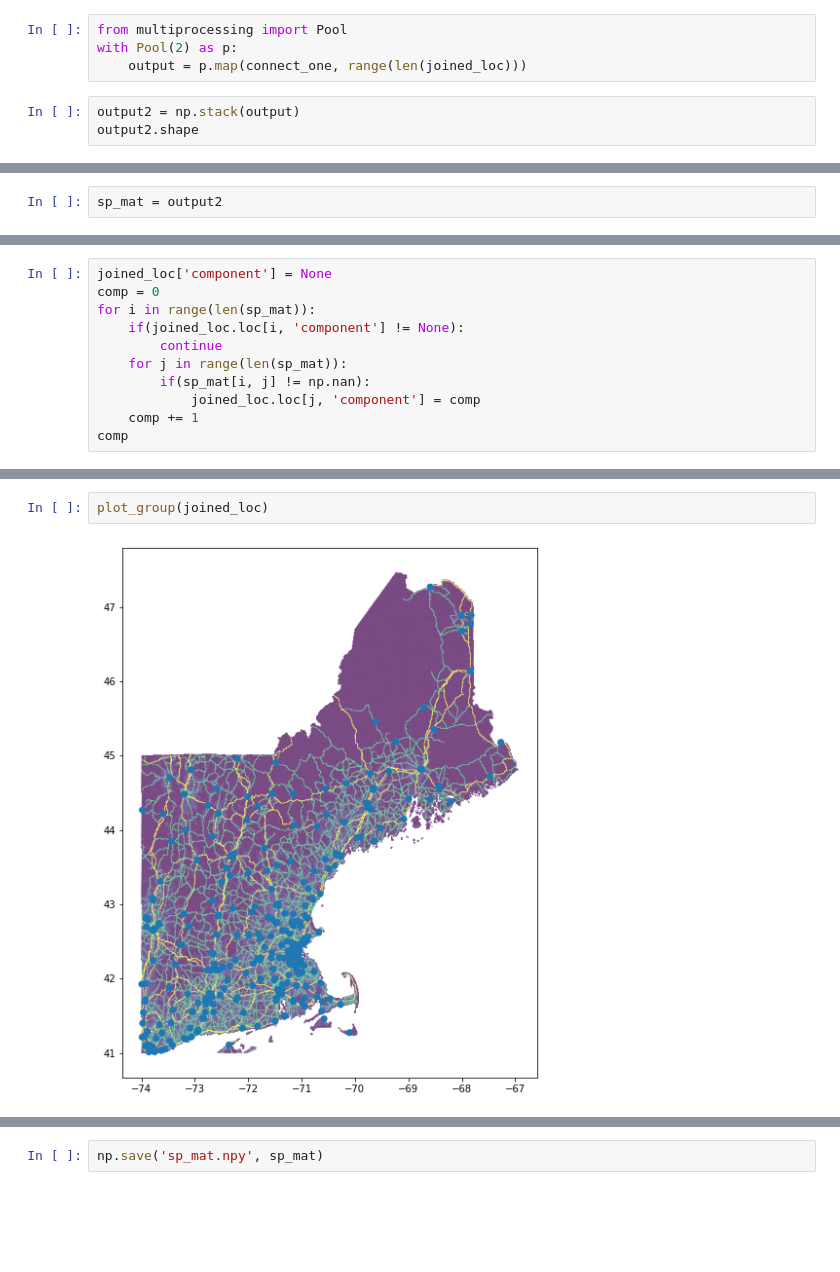
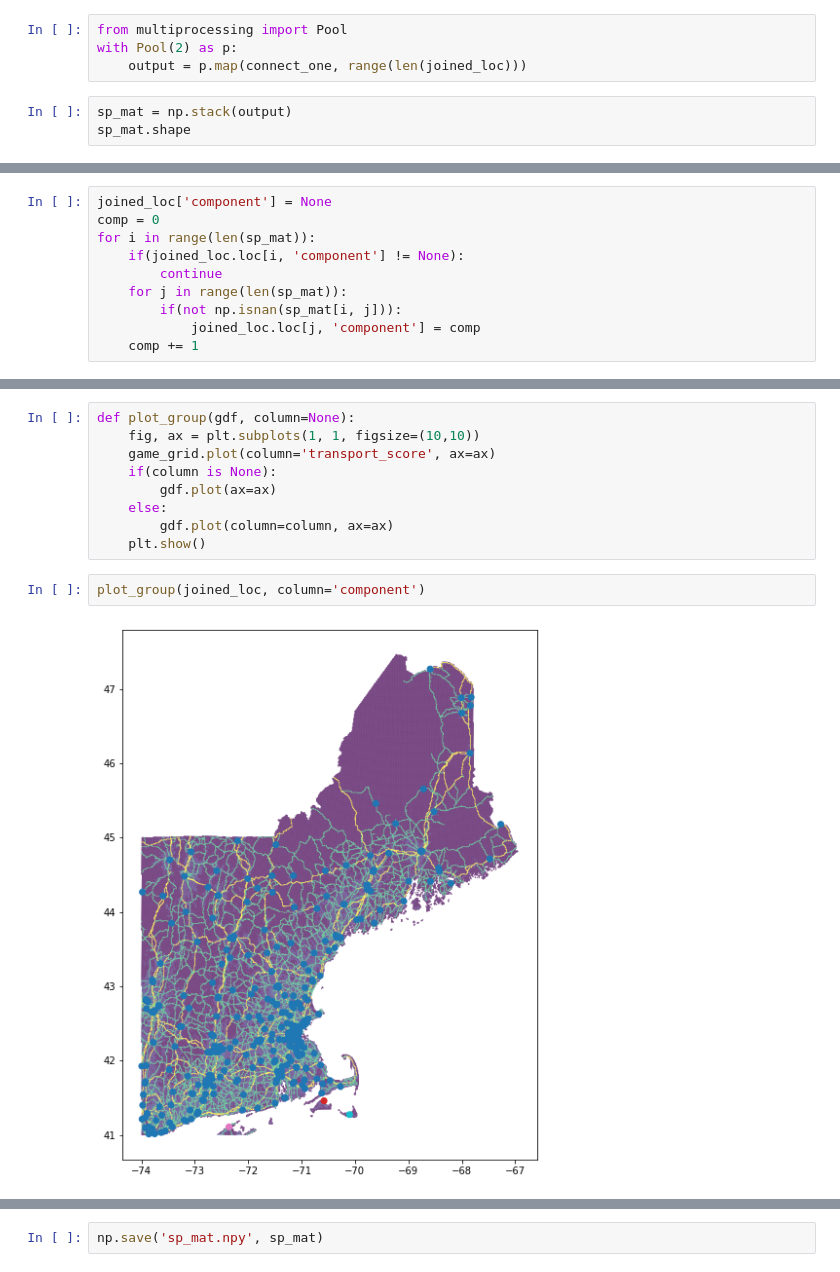
Before and after one commit to Alex967CW/remote-sensing-final, a Jupyter notebook: final_exercise_reference.ipynb, the cells around one changed output, grey strips where cells are left out. Drawn from its saved outputs; the diff is of its cells as text; blank space fills up the shorter version.

```diff
--- a/final_exercise_reference.ipynb
+++ b/final_exercise_reference.ipynb
@@ -261,6 +279,6 @@ from multiprocessing import Pool
 with Pool(2) as p:
     output = p.map(connect_one, range(len(joined_loc)))
 # %%
-output2 = np.stack(output)
-output2.shape
+sp_mat = np.stack(output)
+sp_mat.shape
 # %% [output]
@@ -268,2 +285,0 @@ output2.shape
-# %%
-sp_mat = output2
@@ -279,7 +290,6 @@ for i in range(len(sp_mat)):
     if(joined_loc.loc[i, 'component'] != None):
         continue
     for j in range(len(sp_mat)):
-        if(sp_mat[i, j] != np.nan):
+        if(not np.isnan(sp_mat[i, j])):
             joined_loc.loc[j, 'component'] = comp
     comp += 1
-comp
@@ -304,4 +312,13 @@ joined_loc
+# %%
+def plot_group(gdf, column=None):
+    fig, ax = plt.subplots(1, 1, figsize=(10,10))
+    game_grid.plot(column='transport_score', ax=ax)
+    if(column is None):
+        gdf.plot(ax=ax)
+    else:
+        gdf.plot(column=column, ax=ax)
+    plt.show()
 # %%
-plot_group(joined_loc)
+plot_group(joined_loc, column='component')
 # %% [output]
-[figure, old version]
+[figure, new version]
```
Also changed, not shown: parts of 13 cells of this notebook.
